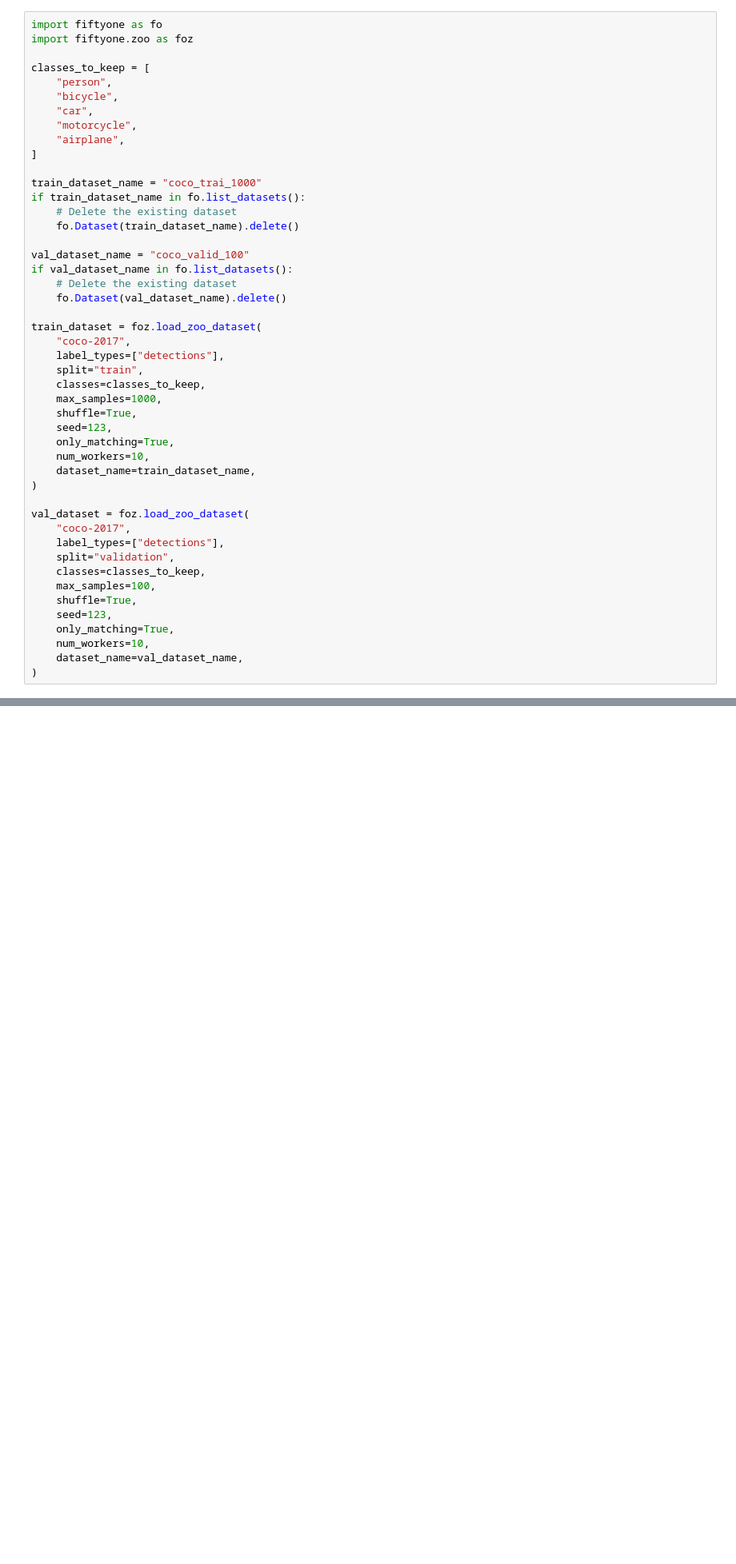
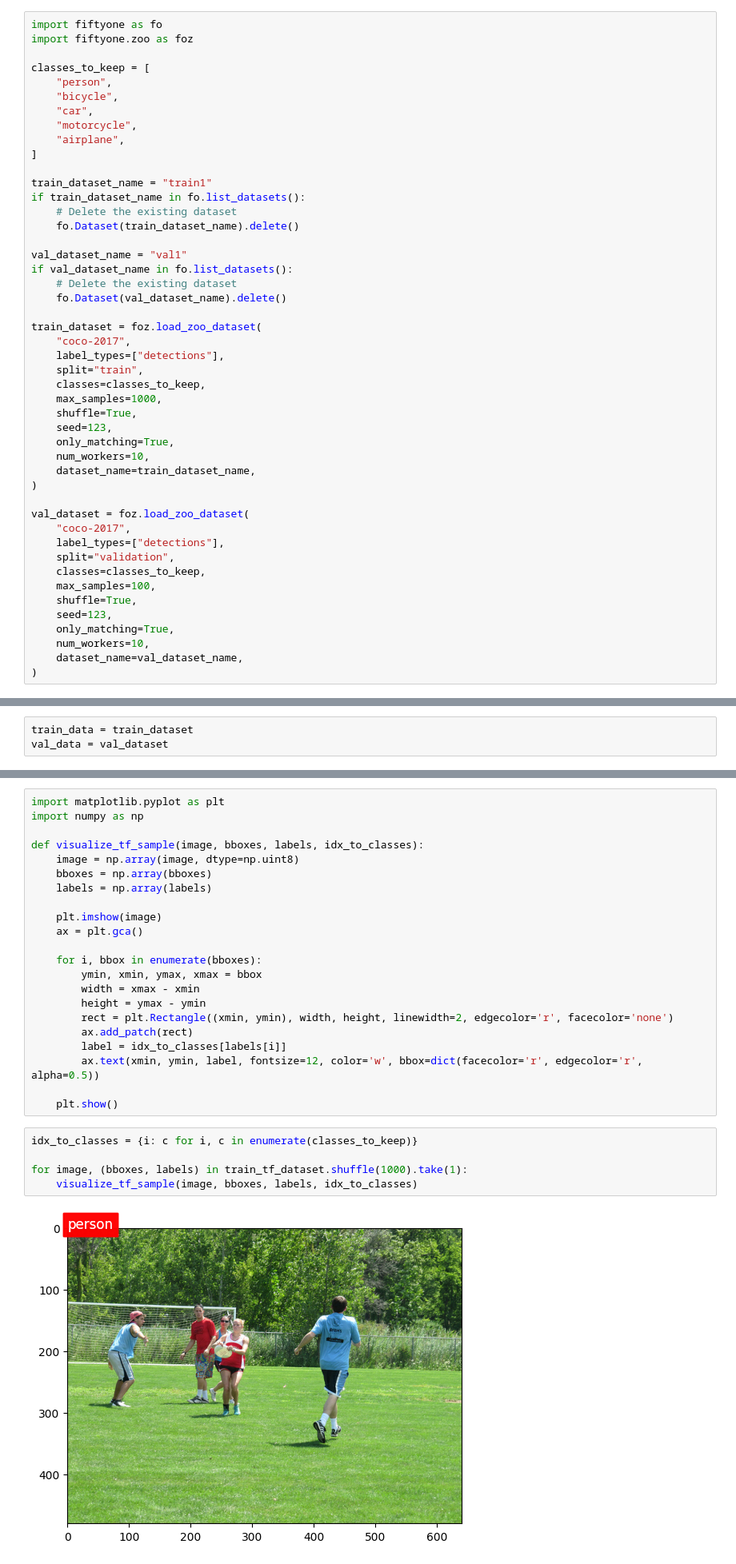
Before and after one commit to sypsyp97/GA_COCO_Object_Detection, a Jupyter notebook: coco_test.ipynb, the cells around one changed output, grey strips where cells are left out. Shown: that part at 80% size. Saved outputs shown, nothing was run; the diff lists cells and outputs as text; blank space fills up the shorter version.

```diff
--- a/coco_test.ipynb
+++ b/coco_test.ipynb
@@ -10,12 +10,12 @@ classes_to_keep = [
     "airplane",
 ]
 
-train_dataset_name = "coco_trai_1000"
+train_dataset_name = "train1"
 if train_dataset_name in fo.list_datasets():
     # Delete the existing dataset
     fo.Dataset(train_dataset_name).delete()
 
-val_dataset_name = "coco_valid_100"
+val_dataset_name = "val1"
 if val_dataset_name in fo.list_datasets():
     # Delete the existing dataset
     fo.Dataset(val_dataset_name).delete()
@@ -61 +65,4 @@ Dataset 'coco_valid_100' created
+# %%
+train_data = train_dataset
+val_data = val_dataset
 # %%
@@ -274,0 +168,29 @@ ValueError: in user code:
+# %%
+import matplotlib.pyplot as plt
+import numpy as np
+
+def visualize_tf_sample(image, bboxes, labels, idx_to_classes):
+    image = np.array(image, dtype=np.uint8)
+    bboxes = np.array(bboxes)
+    labels = np.array(labels)
+
+    plt.imshow(image)
+    ax = plt.gca()
+
+    for i, bbox in enumerate(bboxes):
+        ymin, xmin, ymax, xmax = bbox
+        width = xmax - xmin
+        height = ymax - ymin
+        rect = plt.Rectangle((xmin, ymin), width, height, linewidth=2, edgecolor='r', facecolor='none')
+        ax.add_patch(rect)
+        label = idx_to_classes[labels[i]]
+        ax.text(xmin, ymin, label, fontsize=12, color='w', bbox=dict(facecolor='r', edgecolor='r', alpha=0.5))
+
+    plt.show()
+# %%
+idx_to_classes = {i: c for i, c in enumerate(classes_to_keep)}
+
+for image, (bboxes, labels) in train_tf_dataset.shuffle(1000).take(1):
+    visualize_tf_sample(image, bboxes, labels, idx_to_classes)
+# %% [output]
+[figure, added]
```
Also changed, not shown: parts of 12 cells of this notebook.
